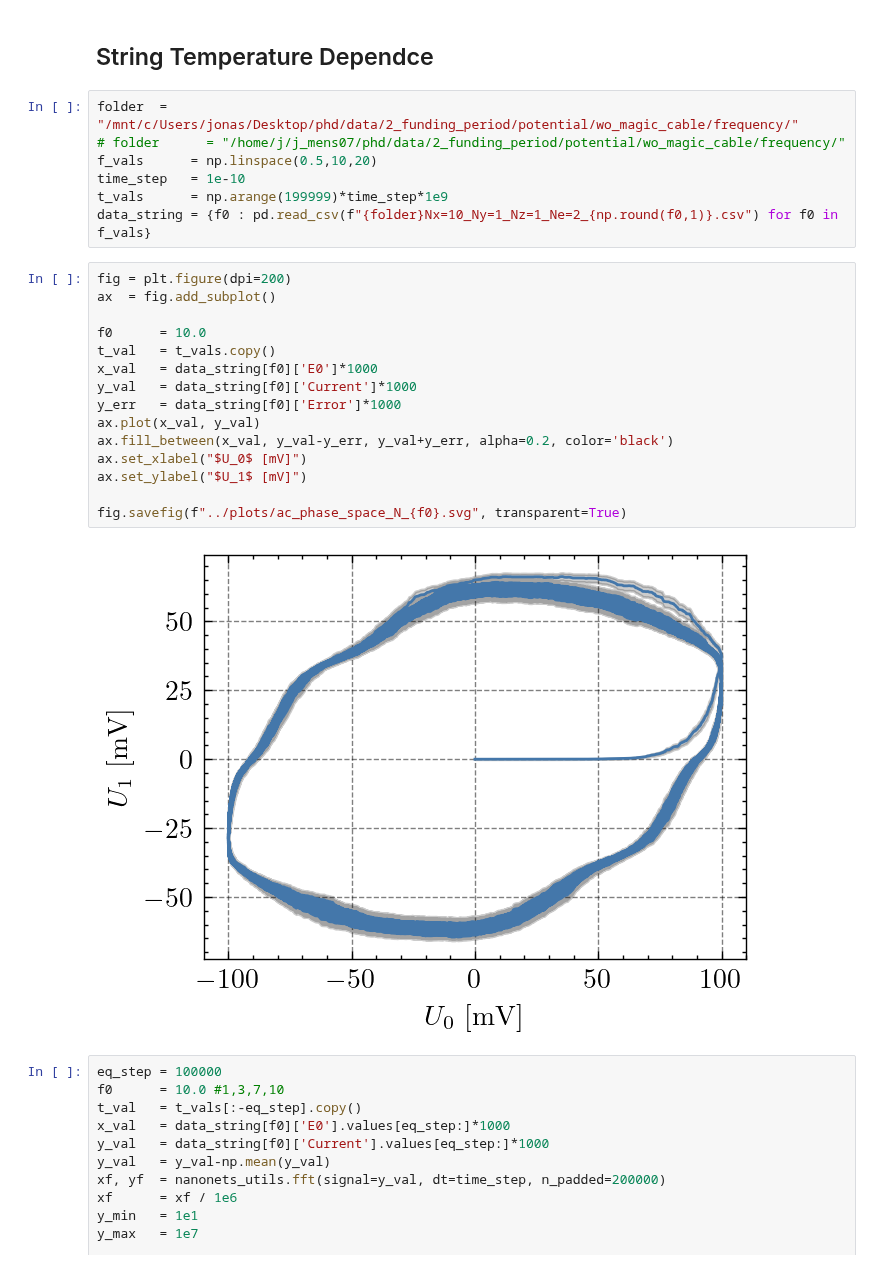
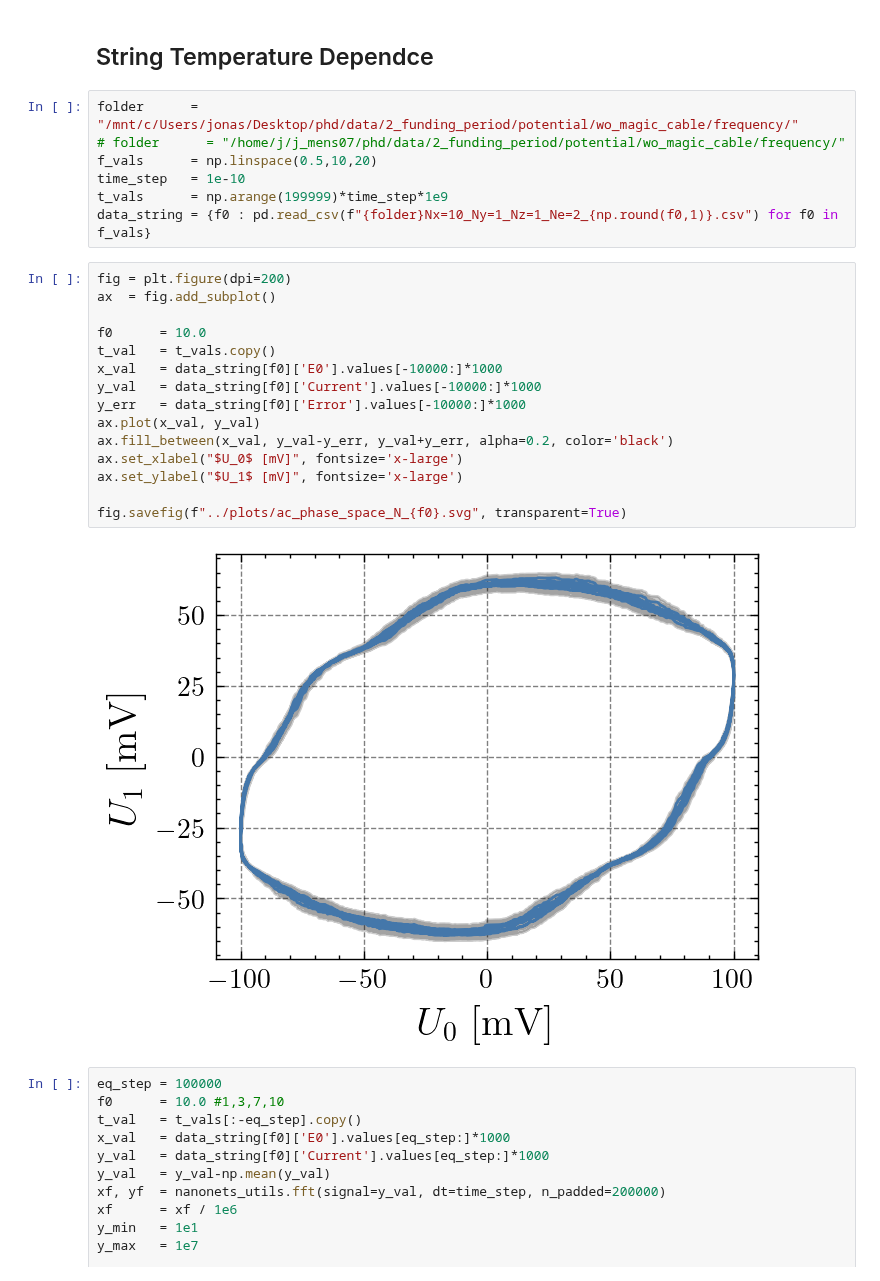
Before and after one commit to JonasMnsing/NanoNets, a Jupyter notebook: scripts/2_funding_period/WP2/wo_cable/ipynb/frequency.ipynb, the cells around one changed output. Cells and saved outputs as stored; diff of their text form.

```diff
--- a/scripts/2_funding_period/WP2/wo_cable/ipynb/frequency.ipynb
+++ b/scripts/2_funding_period/WP2/wo_cable/ipynb/frequency.ipynb
@@ -13,7 +13,7 @@ plt.style.use(["science","bright","grid"])
 # %% [markdown]
 ## String Temperature Dependce
 # %%
-folder  = "/mnt/c/Users/jonas/Desktop/phd/data/2_funding_period/potential/wo_magic_cable/frequency/"
+folder      = "/mnt/c/Users/jonas/Desktop/phd/data/2_funding_period/potential/wo_magic_cable/frequency/"
 # folder      = "/home/j/j_mens07/phd/data/2_funding_period/potential/wo_magic_cable/frequency/"
 f_vals      = np.linspace(0.5,10,20)
 time_step   = 1e-10
@@ -22,20 +22,20 @@ data_string = {f0 : pd.read_csv(f"{folder}Nx=10_Ny=1_Nz=1_Ne=2_{np.round(f0,1)}.
 # %%
 fig = plt.figure(dpi=200)
 ax  = fig.add_subplot()
 
 f0      = 10.0
 t_val   = t_vals.copy()
-x_val   = data_string[f0]['E0']*1000
-y_val   = data_string[f0]['Current']*1000
-y_err   = data_string[f0]['Error']*1000
+x_val   = data_string[f0]['E0'].values[-10000:]*1000
+y_val   = data_string[f0]['Current'].values[-10000:]*1000
+y_err   = data_string[f0]['Error'].values[-10000:]*1000
 ax.plot(x_val, y_val)
 ax.fill_between(x_val, y_val-y_err, y_val+y_err, alpha=0.2, color='black')
-ax.set_xlabel("$U_0$ [mV]")
-ax.set_ylabel("$U_1$ [mV]")
+ax.set_xlabel("$U_0$ [mV]", fontsize='x-large')
+ax.set_ylabel("$U_1$ [mV]", fontsize='x-large')
 
 fig.savefig(f"../plots/ac_phase_space_N_{f0}.svg", transparent=True)
 # %% [output]
-[figure, old version]
+[figure, new version]
 # %%
 eq_step = 100000
 f0      = 10.0 #1,3,7,10
```
Also changed, not shown: parts of 11 cells of this notebook, 19 other files.
